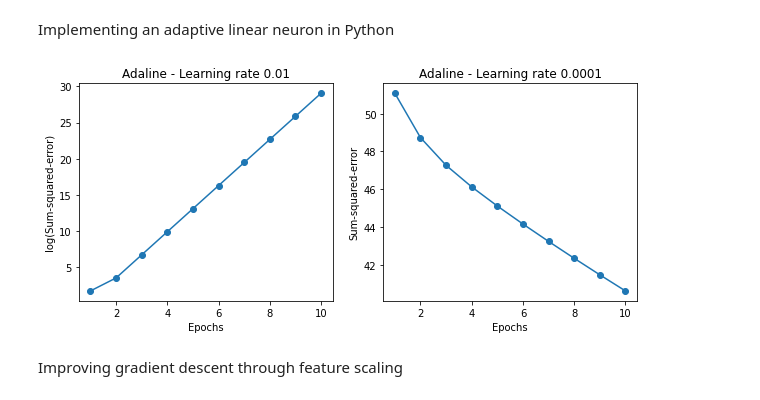
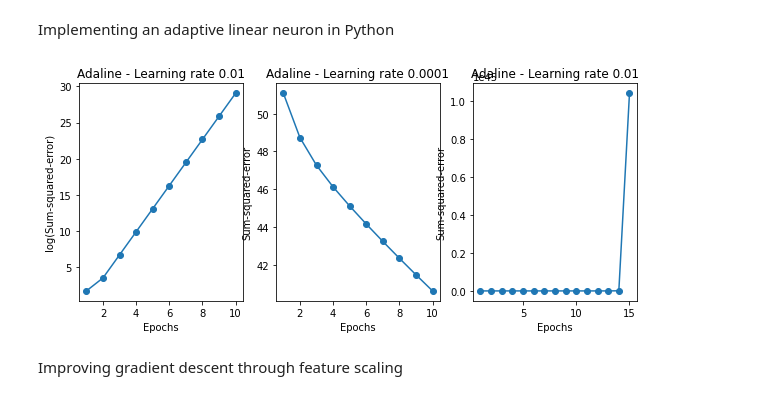
Before and after one commit to apachon/python-machine-learning-book-3rd-edition, a Jupyter notebook: ch02.ipynb, the cells around one changed output. Cells and saved outputs as stored; diff of their text form; code cells hidden in the pictures.

```diff
--- a/ch02.ipynb
+++ b/ch02.ipynb
@@ -262,24 +262,30 @@ class AdalineGD(object):
         """Return class label after unit step"""
         return np.where(self.activation(self.net_input(X)) >= 0.0, 1, -1)
 # %%
-fig, ax = plt.subplots(nrows=1, ncols=2, figsize=(10, 4))
+fig, ax = plt.subplots(nrows=1, ncols=3, figsize=(10, 4))
 
 ada1 = AdalineGD(n_iter=10, eta=0.01).fit(X, y)
 ax[0].plot(range(1, len(ada1.cost_) + 1), np.log10(ada1.cost_), marker='o')
 ax[0].set_xlabel('Epochs')
 ax[0].set_ylabel('log(Sum-squared-error)')
 ax[0].set_title('Adaline - Learning rate 0.01')
 
 ada2 = AdalineGD(n_iter=10, eta=0.0001).fit(X, y)
 ax[1].plot(range(1, len(ada2.cost_) + 1), ada2.cost_, marker='o')
 ax[1].set_xlabel('Epochs')
 ax[1].set_ylabel('Sum-squared-error')
 ax[1].set_title('Adaline - Learning rate 0.0001')
 
+ada3 = AdalineGD(n_iter=15, eta=0.01).fit(X, y)
+ax[2].plot(range(1, len(ada3.cost_) + 1), ada3.cost_, marker='o')
+ax[2].set_xlabel('Epochs')
+ax[2].set_ylabel('Sum-squared-error')
+ax[2].set_title('Adaline - Learning rate 0.01')
+
 # plt.savefig('images/02_11.png', dpi=300)
 plt.show()
 # %% [output]
-[figure, old version]
+[figure, new version]
 # %% [markdown]
 Improving gradient descent through feature scaling
 # %%
```
Also changed, not shown: parts of 2 cells of this notebook.
